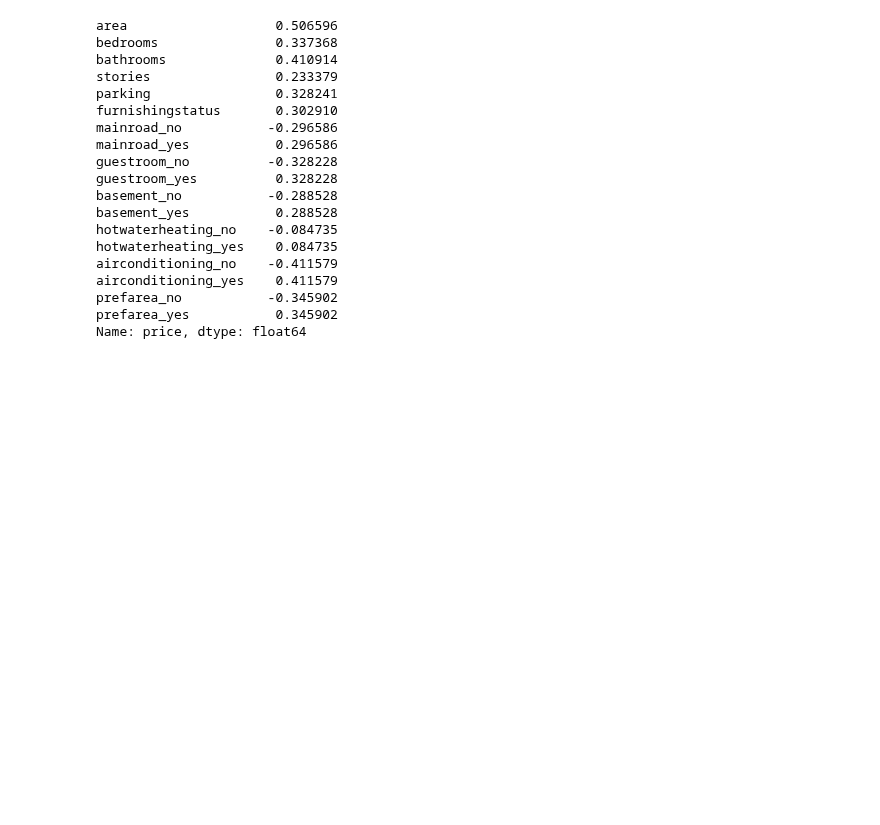
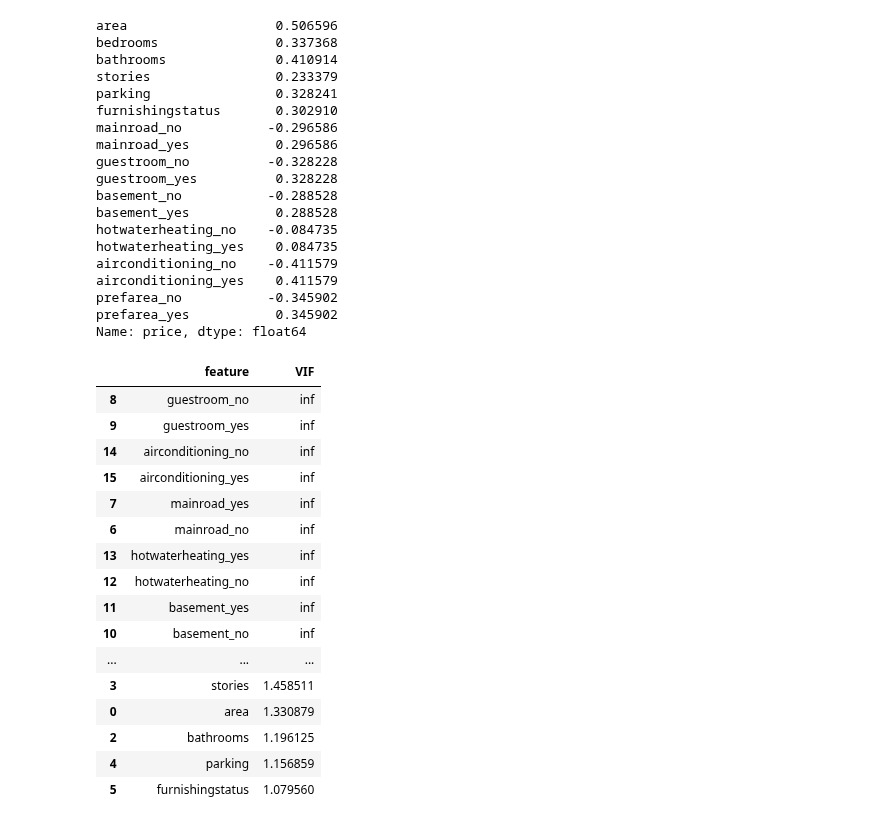
Before and after one commit to bvkiran8058/Data-Science-with-GenAI, a Jupyter notebook: EDA/Stage-3 Advanced Level.ipynb, the cells around one changed output. Cells and saved outputs as stored; diff of their text form; code cells hidden in the pictures; blank space fills up the shorter version.

Commit message:
Added package statsmodels and found outlier influence

```diff
--- a/EDA/Stage-3 Advanced Level.ipynb
+++ b/EDA/Stage-3 Advanced Level.ipynb
@@ -266,3 +266,29 @@ airconditioning_yes    0.411579
 prefarea_no           -0.345902
 prefarea_yes           0.345902
 Name: price, dtype: float64
+# %%
+from statsmodels.stats.outliers_influence import variance_inflation_factor
+
+X = encoded_housing_dataset_min_max.select_dtypes(include=[np.number]).drop('price', axis=1)
+vif_data = pd.DataFrame()
+vif_data["feature"] = X.columns
+vif_data["VIF"] = [variance_inflation_factor(X.values, i) for i in range(X.shape[1])]
+vif_data.sort_values(by="VIF", ascending=False)
+# %% [output]
+|  | feature | VIF |
+| 8 | guestroom_no | inf |
+| 9 | guestroom_yes | inf |
+| 14 | airconditioning_no | inf |
+| 15 | airconditioning_yes | inf |
+| 7 | mainroad_yes | inf |
+| 6 | mainroad_no | inf |
+| 13 | hotwaterheating_yes | inf |
+| 12 | hotwaterheating_no | inf |
+| 11 | basement_yes | inf |
+| 10 | basement_no | inf |
+| ... | ... | ... |
+| 3 | stories | 1.458511 |
+| 0 | area | 1.330879 |
+| 2 | bathrooms | 1.196125 |
+| 4 | parking | 1.156859 |
+| 5 | furnishingstatus | 1.079560 |
```
Also changed, not shown: 1 other file.
